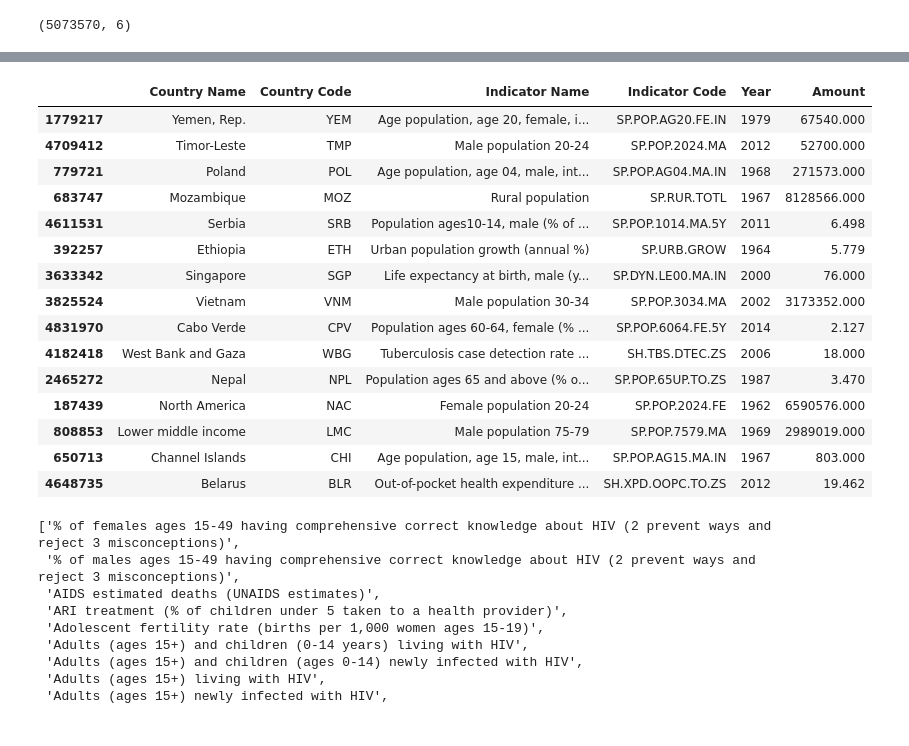
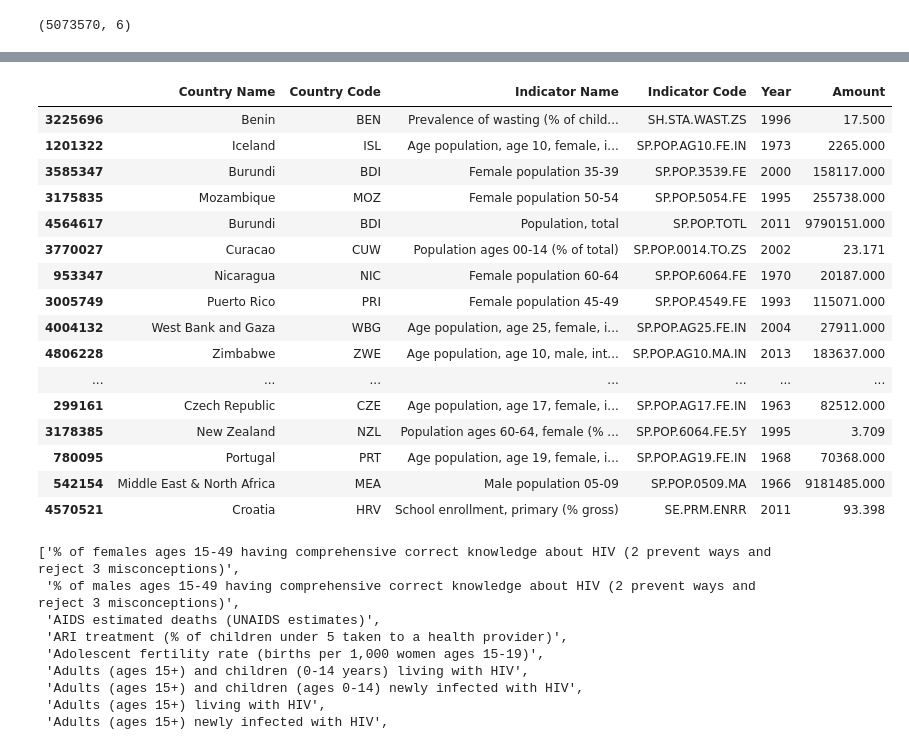
Before and after one commit to Kerokus/g1-eda-case-study, a Jupyter notebook: datatest.ipynb, the cells around one changed output, grey strips where cells are left out. Drawn from its saved outputs; the diff is of its cells as text; code cells hidden in the pictures.

```diff
--- a/datatest.ipynb
+++ b/datatest.ipynb
@@ -43,25 +43,26 @@ data_long.sample(15)
 # %%
 # There's still a lot of "NaN" in the Amount column so we drop those.
 
 clean_long_df = data_long.dropna(subset=['Amount'])
-clean_long_df.sample(15)
+clean_long_df.sample(25)
 # %% [output]
 |  | Country Name | Country Code | Indicator Name | Indicator Code | Year | Amount |
-| 1779217 | Yemen, Rep. | YEM | Age population, age 20, female, i... | SP.POP.AG20.FE.IN | 1979 | 67540.000 |
-| 4709412 | Timor-Leste | TMP | Male population 20-24 | SP.POP.2024.MA | 2012 | 52700.000 |
-| 779721 | Poland | POL | Age population, age 04, male, int... | SP.POP.AG04.MA.IN | 1968 | 271573.000 |
-| 683747 | Mozambique | MOZ | Rural population | SP.RUR.TOTL | 1967 | 8128566.000 |
-| 4611531 | Serbia | SRB | Population ages10-14, male (% of ... | SP.POP.1014.MA.5Y | 2011 | 6.498 |
-| 392257 | Ethiopia | ETH | Urban population growth (annual %) | SP.URB.GROW | 1964 | 5.779 |
-| 3633342 | Singapore | SGP | Life expectancy at birth, male (y... | SP.DYN.LE00.MA.IN | 2000 | 76.000 |
-| 3825524 | Vietnam | VNM | Male population 30-34 | SP.POP.3034.MA | 2002 | 3173352.000 |
-| 4831970 | Cabo Verde | CPV | Population ages 60-64, female (% ... | SP.POP.6064.FE.5Y | 2014 | 2.127 |
-| 4182418 | West Bank and Gaza | WBG | Tuberculosis case detection rate ... | SH.TBS.DTEC.ZS | 2006 | 18.000 |
-| 2465272 | Nepal | NPL | Population ages 65 and above (% o... | SP.POP.65UP.TO.ZS | 1987 | 3.470 |
-| 187439 | North America | NAC | Female population 20-24 | SP.POP.2024.FE | 1962 | 6590576.000 |
-| 808853 | Lower middle income | LMC | Male population 75-79 | SP.POP.7579.MA | 1969 | 2989019.000 |
-| 650713 | Channel Islands | CHI | Age population, age 15, male, int... | SP.POP.AG15.MA.IN | 1967 | 803.000 |
-| 4648735 | Belarus | BLR | Out-of-pocket health expenditure ... | SH.XPD.OOPC.TO.ZS | 2012 | 19.462 |
+| 3225696 | Benin | BEN | Prevalence of wasting (% of child... | SH.STA.WAST.ZS | 1996 | 17.500 |
+| 1201322 | Iceland | ISL | Age population, age 10, female, i... | SP.POP.AG10.FE.IN | 1973 | 2265.000 |
+| 3585347 | Burundi | BDI | Female population 35-39 | SP.POP.3539.FE | 2000 | 158117.000 |
+| 3175835 | Mozambique | MOZ | Female population 50-54 | SP.POP.5054.FE | 1995 | 255738.000 |
+| 4564617 | Burundi | BDI | Population, total | SP.POP.TOTL | 2011 | 9790151.000 |
+| 3770027 | Curacao | CUW | Population ages 00-14 (% of total) | SP.POP.0014.TO.ZS | 2002 | 23.171 |
+| 953347 | Nicaragua | NIC | Female population 60-64 | SP.POP.6064.FE | 1970 | 20187.000 |
+| 3005749 | Puerto Rico | PRI | Female population 45-49 | SP.POP.4549.FE | 1993 | 115071.000 |
+| 4004132 | West Bank and Gaza | WBG | Age population, age 25, female, i... | SP.POP.AG25.FE.IN | 2004 | 27911.000 |
+| 4806228 | Zimbabwe | ZWE | Age population, age 10, male, int... | SP.POP.AG10.MA.IN | 2013 | 183637.000 |
+| ... | ... | ... | ... | ... | ... | ... |
+| 299161 | Czech Republic | CZE | Age population, age 17, female, i... | SP.POP.AG17.FE.IN | 1963 | 82512.000 |
+| 3178385 | New Zealand | NZL | Population ages 60-64, female (% ... | SP.POP.6064.FE.5Y | 1995 | 3.709 |
+| 780095 | Portugal | PRT | Age population, age 19, female, i... | SP.POP.AG19.FE.IN | 1968 | 70368.000 |
+| 542154 | Middle East & North Africa | MEA | Male population 05-09 | SP.POP.0509.MA | 1966 | 9181485.000 |
+| 4570521 | Croatia | HRV | School enrollment, primary (% gross) | SE.PRM.ENRR | 2011 | 93.398 |
 # %%
 # Figuring out the categegories we're working with.
 unique_categories = sorted(clean_long_df['Indicator Name'].unique())
```
Also changed, not shown: parts of 5 cells of this notebook.
